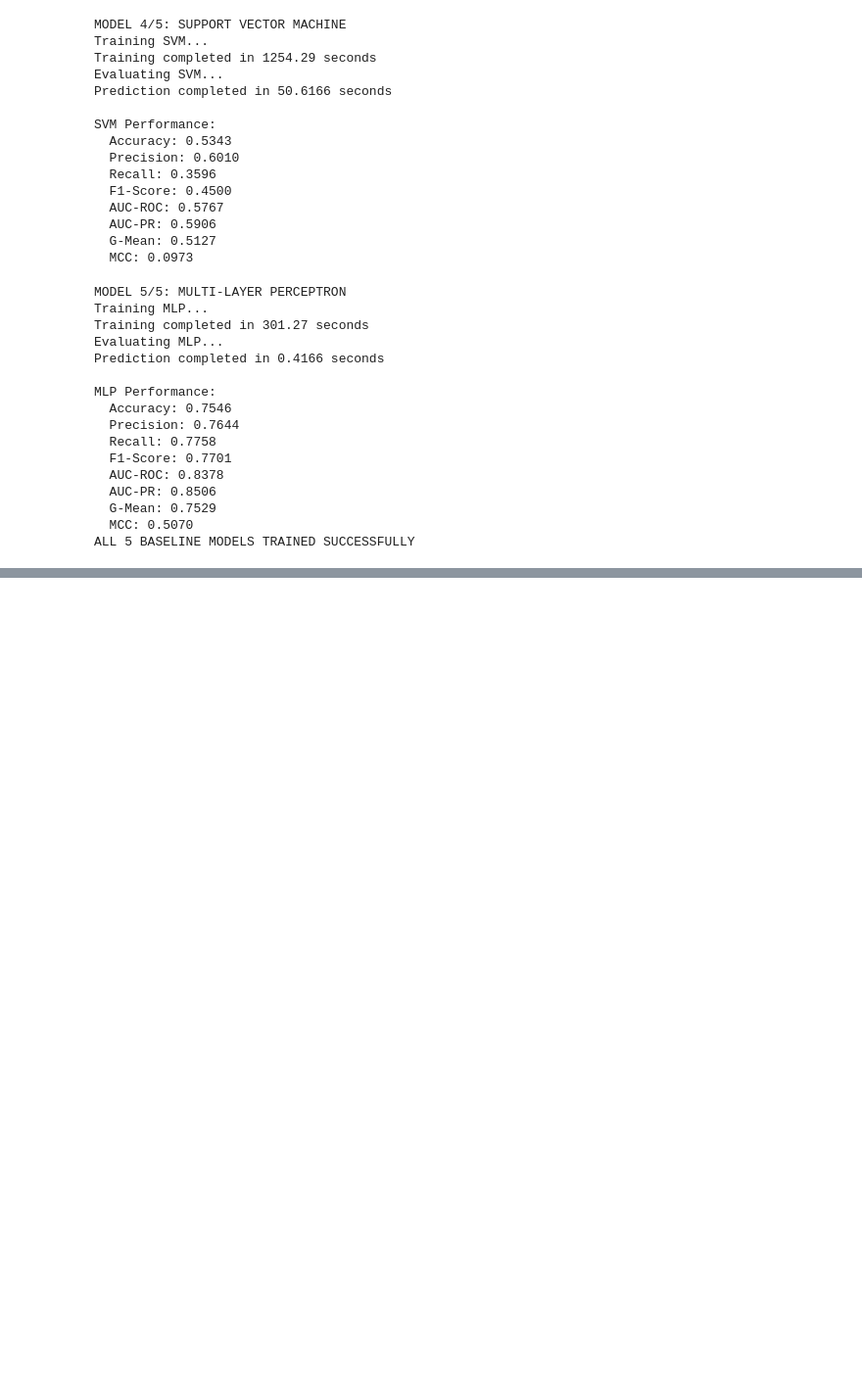
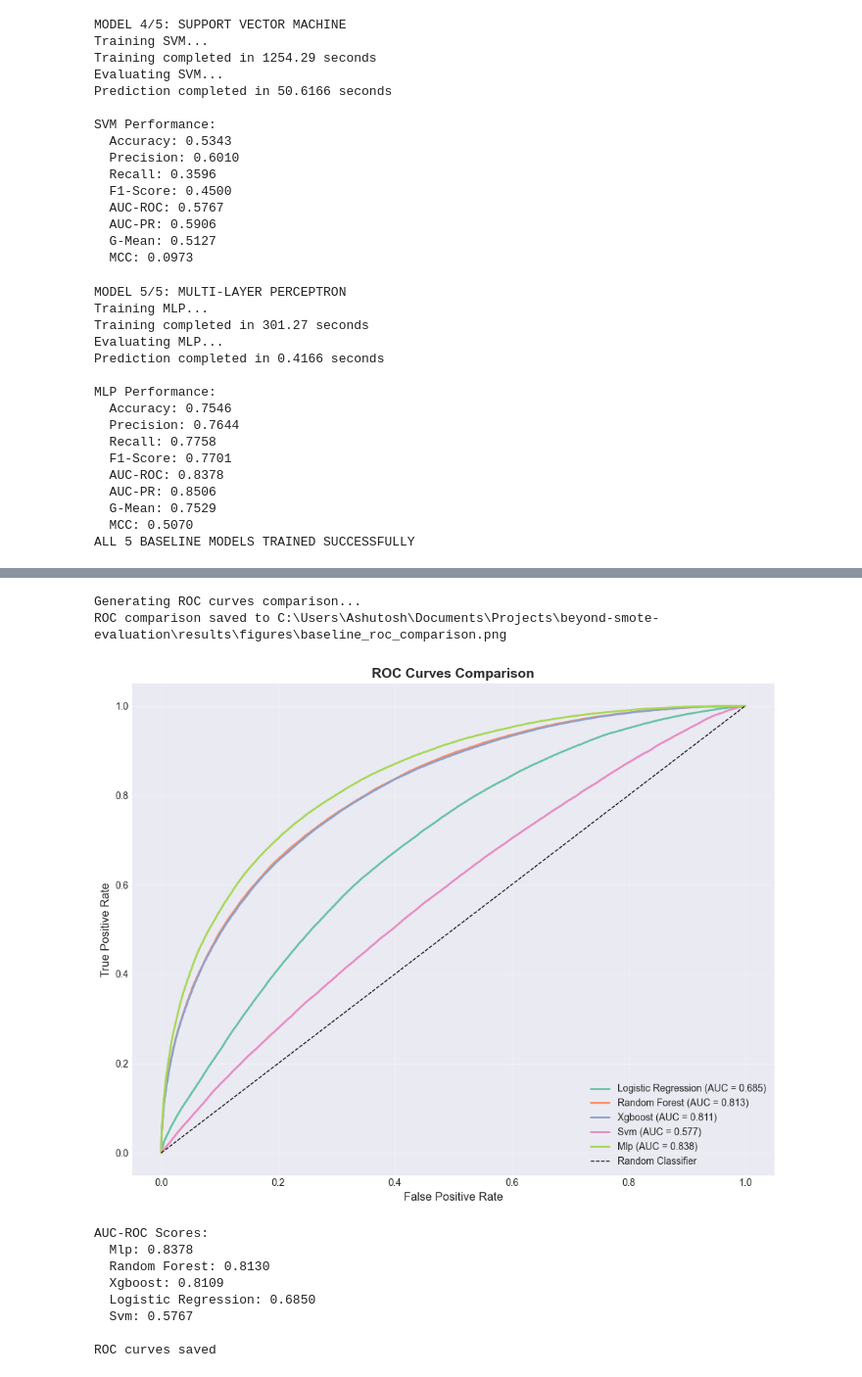
Before and after one commit to ashu-tagore/beyond_smote_evaluation, a Jupyter notebook: notebooks/02_Baseline_Models.ipynb, the cells around one changed output, grey strips where cells are left out. Shown: that part at 98% size. Cells and saved outputs as stored; diff of their text form; code cells hidden in the pictures; blank space fills up the shorter version.

```diff
--- a/notebooks/02_Baseline_Models.ipynb
+++ b/notebooks/02_Baseline_Models.ipynb
@@ -493,0 +612,39 @@ ALL 5 BASELINE MODELS TRAINED SUCCESSFULLY
+# %%
+# Cell 11: Comparing ROC Curves for All Models
+# Visualizing discrimination ability across models
+
+print("Generating ROC curves comparison...")
+
+# Preparing data for ROC comparison
+roc_data = {}
+for model_name, results in baseline_results.items():
+    roc_data[model_name.replace('_', ' ').title()] = (
+        y_test,
+        results['probabilities']
+    )
+
+# Creating comparison plot
+auc_scores = compare_multiple_roc_curves(
+    results_dict=roc_data,
+    save_path=FIGURE_OUTPUT / 'baseline_roc_comparison.png'
+)
+
+print("\nAUC-ROC Scores:")
+for model_name, auc_score in sorted(auc_scores.items(),
+                                     key=lambda x: x[1],
+                                     reverse=True):
+    print(f"  {model_name}: {auc_score:.4f}")
+
+print("\nROC curves saved")
+# %% [output]
+Generating ROC curves comparison...
+ROC comparison saved to C:\Users\Ashutosh\Documents\Projects\beyond-smote-evaluation\results\figures\baseline_roc_comparison.png
+[figure, added]
+AUC-ROC Scores:
+  Mlp: 0.8378
+  Random Forest: 0.8130
+  Xgboost: 0.8109
+  Logistic Regression: 0.6850
+  Svm: 0.5767
+
+ROC curves saved
```
Also changed, not shown: parts of 4 cells of this notebook.
